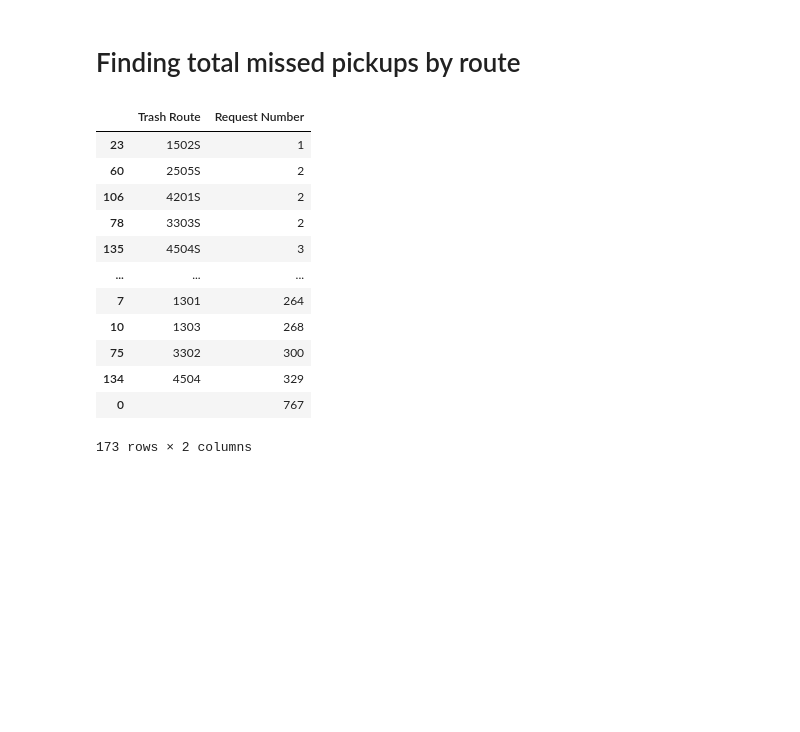
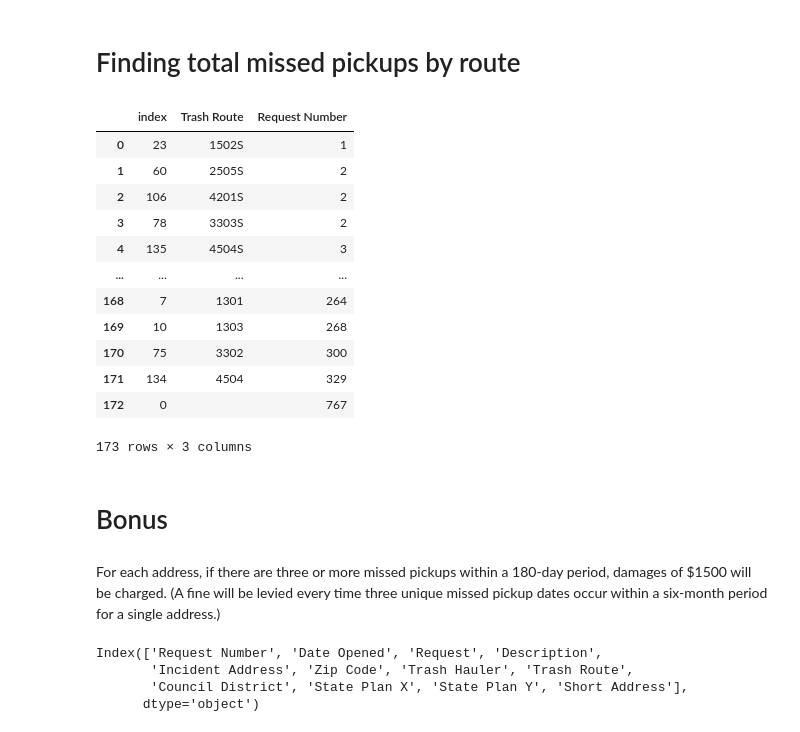
Before and after one commit to NewForce-Data-Cohort-12/trash-haulers-goody-grouch, a Jupyter notebook: trash_pickup.ipynb, the cells around one changed output. Saved outputs shown, nothing was run; the diff lists cells and outputs as text; code cells hidden in the pictures; blank space fills up the shorter version.

```diff
--- a/trash_pickup.ipynb
+++ b/trash_pickup.ipynb
@@ -336,18 +209,29 @@ waste_ind_format
 <h1>Finding total missed pickups by route</h1>
 # %%
 miss_by_route = miss_all['Request Number'].groupby(miss_all['Trash Route']).count().reset_index()
-miss_by_route.sort_values(by = 'Request Number')
+miss_by_route.sort_values(by = 'Request Number').reset_index()
 # %% [output]
-|  | Trash Route | Request Number |
-| 23 | 1502S | 1 |
-| 60 | 2505S | 2 |
-| 106 | 4201S | 2 |
-| 78 | 3303S | 2 |
-| 135 | 4504S | 3 |
-| ... | ... | ... |
-| 7 | 1301 | 264 |
-| 10 | 1303 | 268 |
-| 75 | 3302 | 300 |
-| 134 | 4504 | 329 |
-| 0 |  | 767 |
+|  | index | Trash Route | Request Number |
+| 0 | 23 | 1502S | 1 |
+| 1 | 60 | 2505S | 2 |
+| 2 | 106 | 4201S | 2 |
+| 3 | 78 | 3303S | 2 |
+| 4 | 135 | 4504S | 3 |
+| ... | ... | ... | ... |
+| 168 | 7 | 1301 | 264 |
+| 169 | 10 | 1303 | 268 |
+| 170 | 75 | 3302 | 300 |
+| 171 | 134 | 4504 | 329 |
+| 172 | 0 |  | 767 |
-173 rows × 2 columns
+173 rows × 3 columns
+# %% [markdown]
+<h1>Bonus</h1>
+# %% [markdown]
+For each address, if there are three or more missed pickups within a 180-day period, damages of $1500 will be charged. (A fine will be levied every time three unique missed pickup dates occur within a six-month period for a single address.)
+# %%
+miss_all.columns
+# %% [output]
+Index(['Request Number', 'Date Opened', 'Request', 'Description',
+       'Incident Address', 'Zip Code', 'Trash Hauler', 'Trash Route',
+       'Council District', 'State Plan X', 'State Plan Y', 'Short Address'],
+      dtype='object')
```
Also changed, not shown: parts of 13 cells of this notebook.
